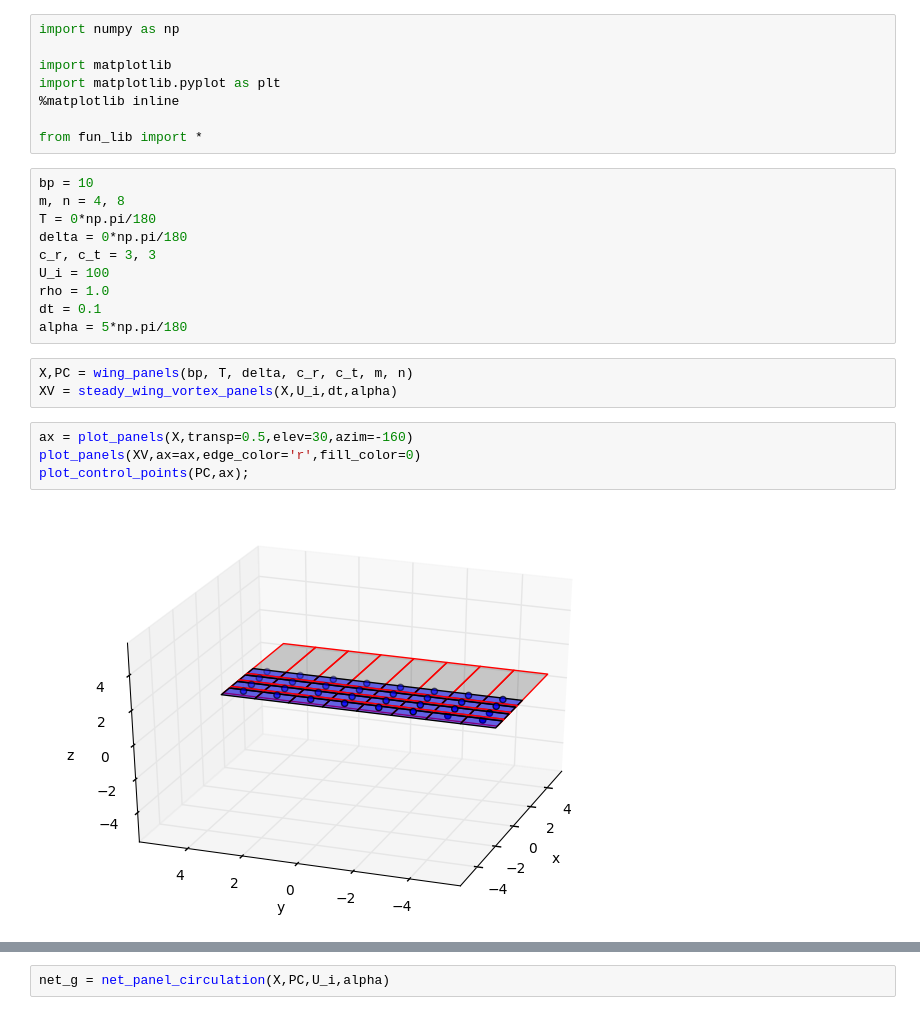
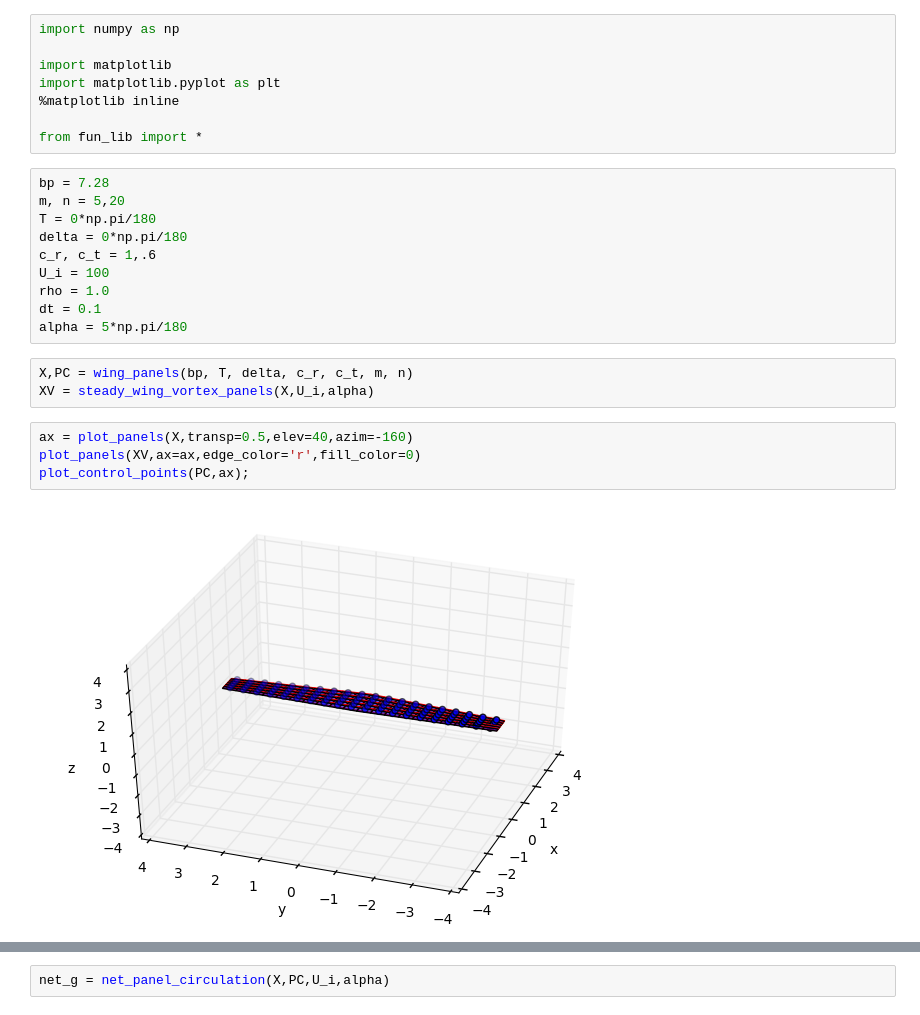
Before and after one commit to partmor/ezaero, a Jupyter notebook: steady_VLM/aero.ipynb, the cells around one changed output, grey strips where cells are left out. Cells and saved outputs as stored; diff of their text form.

```diff
--- a/steady_VLM/aero.ipynb
+++ b/steady_VLM/aero.ipynb
@@ -7,21 +7,21 @@ import matplotlib.pyplot as plt
 
 from fun_lib import *
 # %%
-bp = 10
-m, n = 4, 8
+bp = 7.28
+m, n = 5,20
 T = 0*np.pi/180
 delta = 0*np.pi/180
-c_r, c_t = 3, 3
+c_r, c_t = 1,.6
 U_i = 100
 rho = 1.0
 dt = 0.1
 alpha = 5*np.pi/180
 # %%
 X,PC = wing_panels(bp, T, delta, c_r, c_t, m, n)
-XV = steady_wing_vortex_panels(X,U_i,dt,alpha)
+XV = steady_wing_vortex_panels(X,U_i,alpha)
 # %%
-ax = plot_panels(X,transp=0.5,elev=30,azim=-160)
+ax = plot_panels(X,transp=0.5,elev=40,azim=-160)
 plot_panels(XV,ax=ax,edge_color='r',fill_color=0)
 plot_control_points(PC,ax);
 # %% [output]
-[figure, old version]
+[figure, new version]
```
Also changed, not shown: parts of 6 cells of this notebook, 1 other file.
